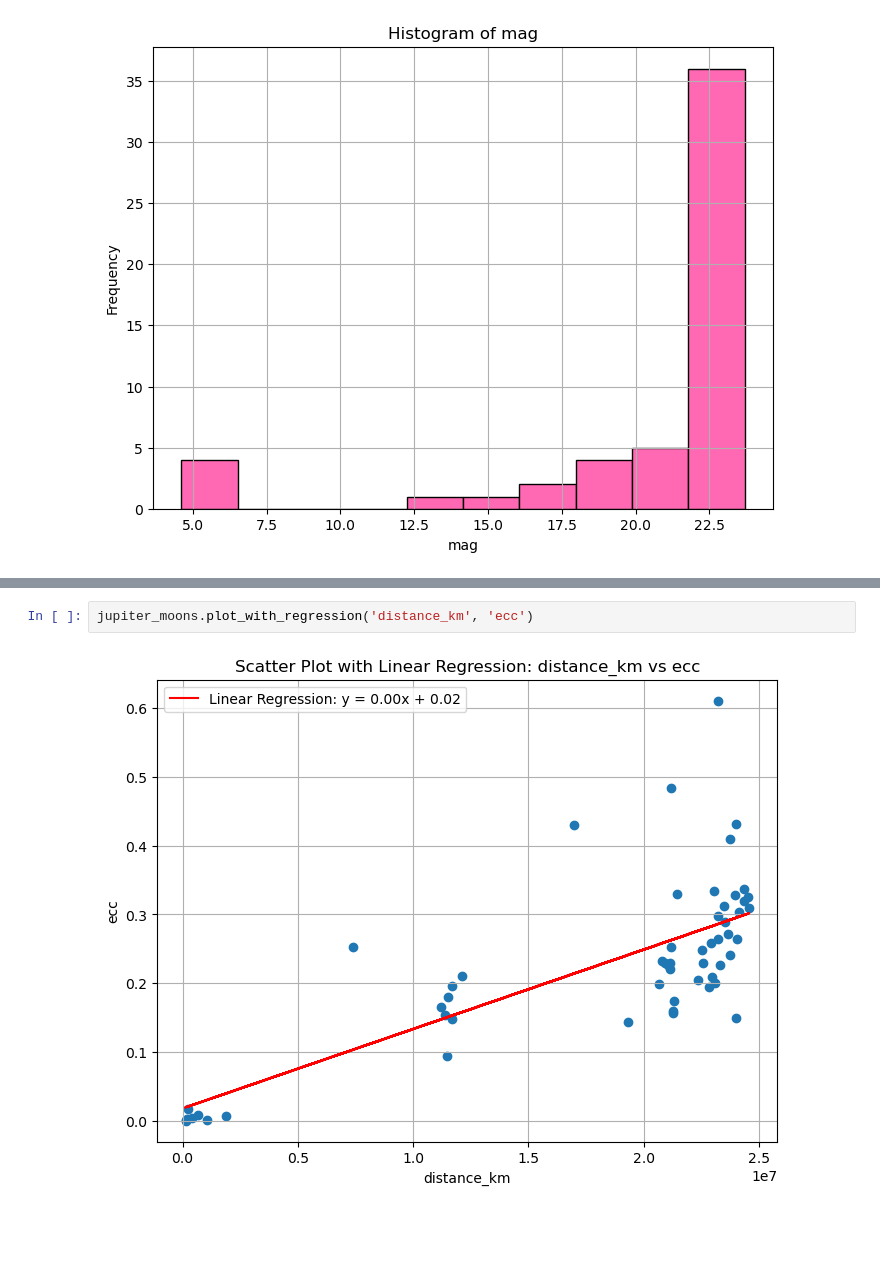
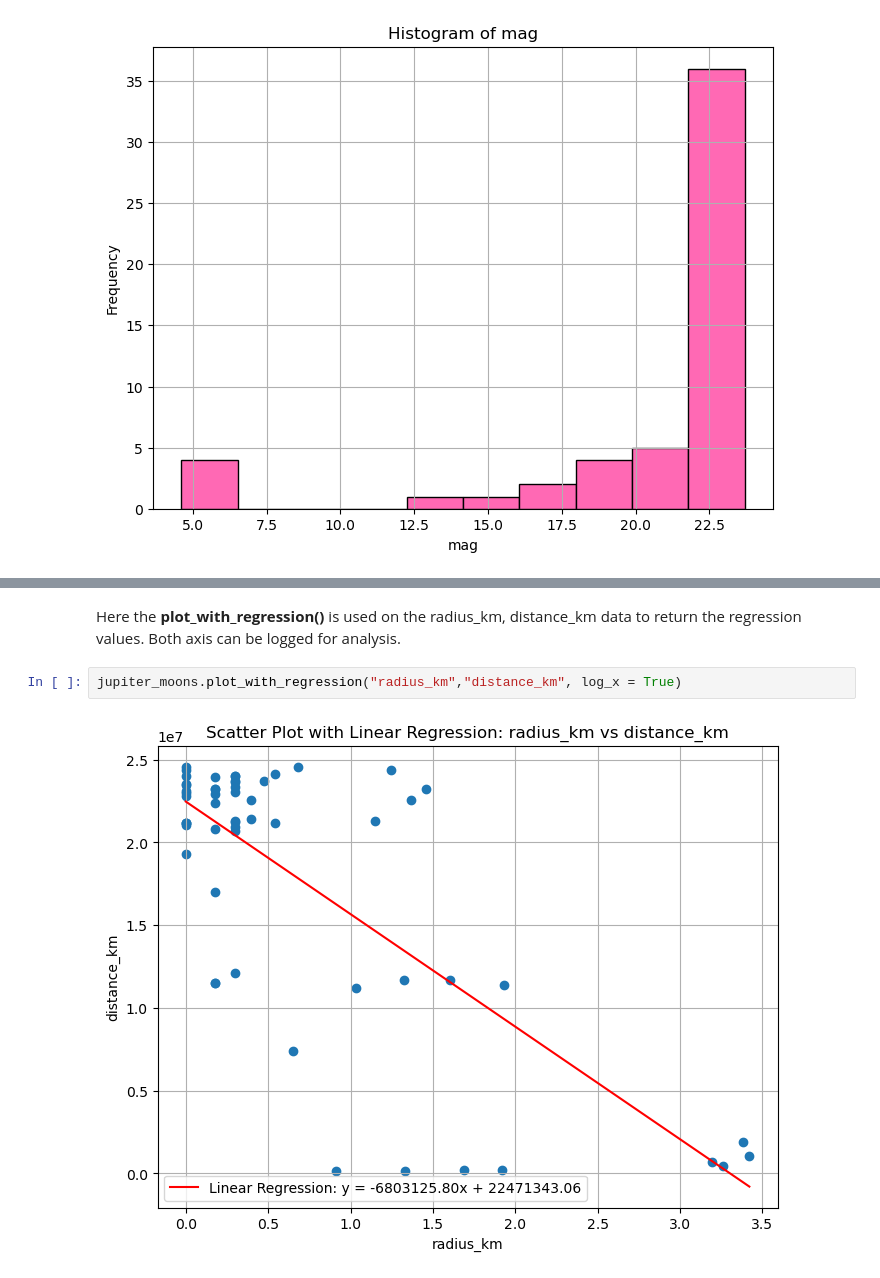
Before and after one commit to archosd/Moon-analysis-toolkit, a Jupyter notebook: Task_1/Example.ipynb, the cells around one changed output, grey strips where cells are left out. Drawn from its saved outputs; the diff is of its cells as text; blank space fills up the shorter version.

Commit message:
fixed log regression and added comments to all examples in the example jupiter notebook.

```diff
--- a/Task_1/Example.ipynb
+++ b/Task_1/Example.ipynb
@@ -88,4 +90,6 @@ jupiter_moons.plot_scatter("radius_km","distance_km")
+# %% [markdown]
+Here the **plot_with_regression()** is used on the radius_km, distance_km data to return the regression values. Both axis can be logged for analysis.
 # %%
-jupiter_moons.plot_with_regression('distance_km', 'ecc')
+jupiter_moons.plot_with_regression("radius_km","distance_km", log_x = True)
 # %% [output]
-[figure, old version]
+[figure, new version]
```
Also changed, not shown: parts of 9 cells of this notebook, 1 other file.
